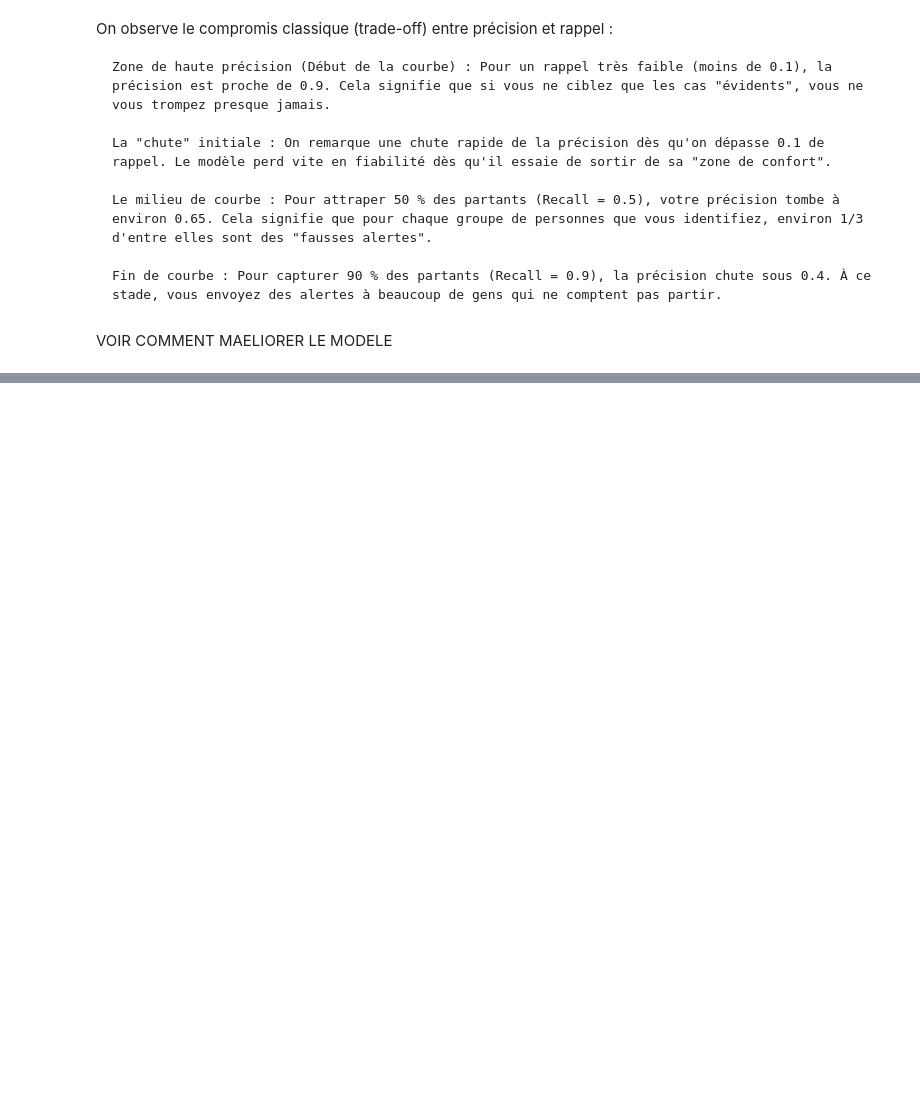
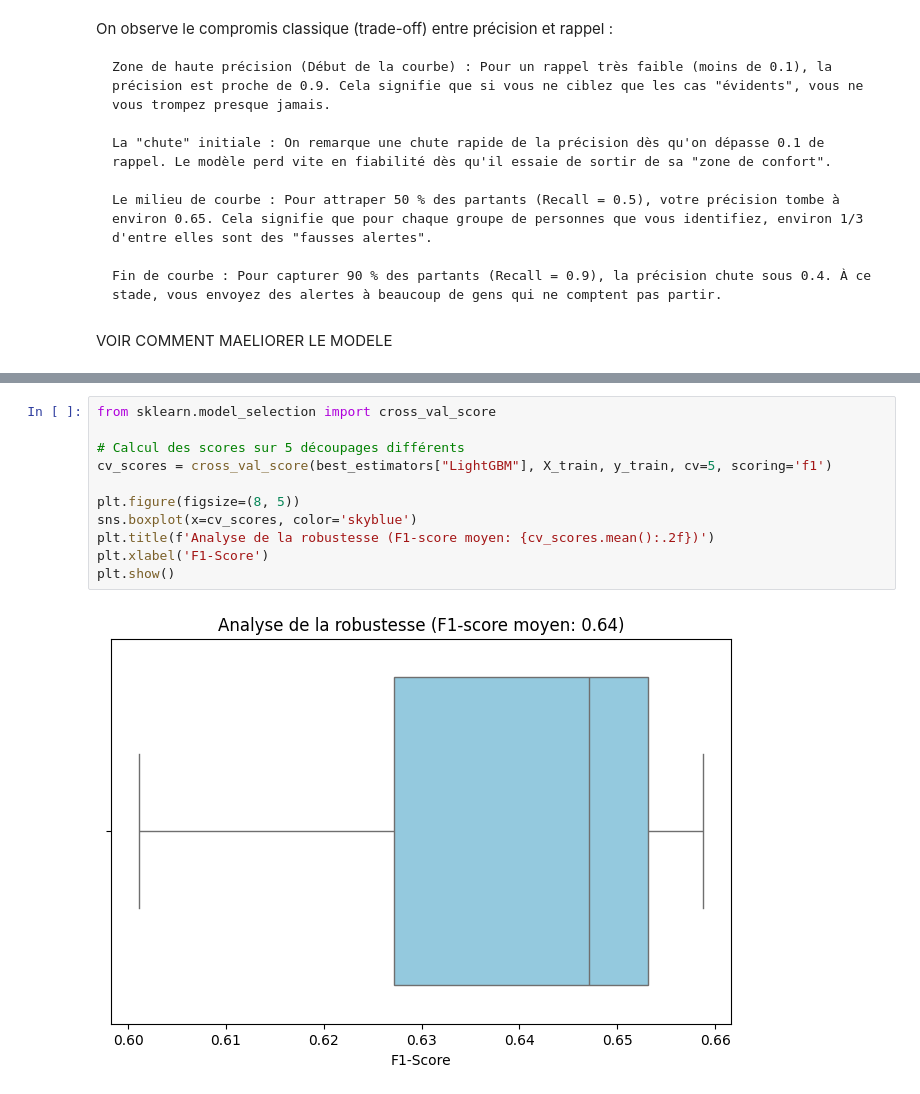
Before and after one commit to Bapt1st3/Telco_Customer_Prediction, a Jupyter notebook: classification.ipynb, the cells around one changed output, grey strips where cells are left out. Cells and saved outputs as stored; diff of their text form; blank space fills up the shorter version.

```diff
--- a/classification.ipynb
+++ b/classification.ipynb
@@ -347,0 +585,13 @@ VOIR COMMENT MAELIORER LE MODELE
+# %%
+from sklearn.model_selection import cross_val_score
+
+# Calcul des scores sur 5 découpages différents
+cv_scores = cross_val_score(best_estimators["LightGBM"], X_train, y_train, cv=5, scoring='f1')
+
+plt.figure(figsize=(8, 5))
+sns.boxplot(x=cv_scores, color='skyblue')
+plt.title(f'Analyse de la robustesse (F1-score moyen: {cv_scores.mean():.2f})')
+plt.xlabel('F1-Score')
+plt.show()
+# %% [output]
+[figure, added]
```
Also changed, not shown: parts of 23 cells of this notebook.
